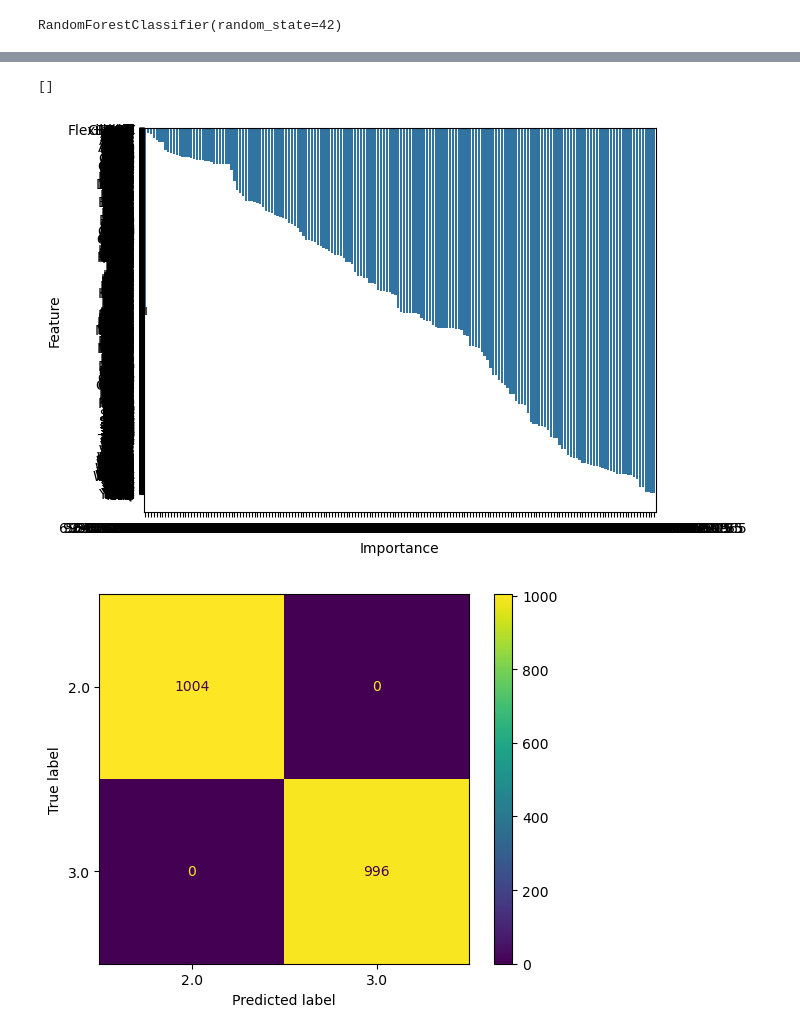
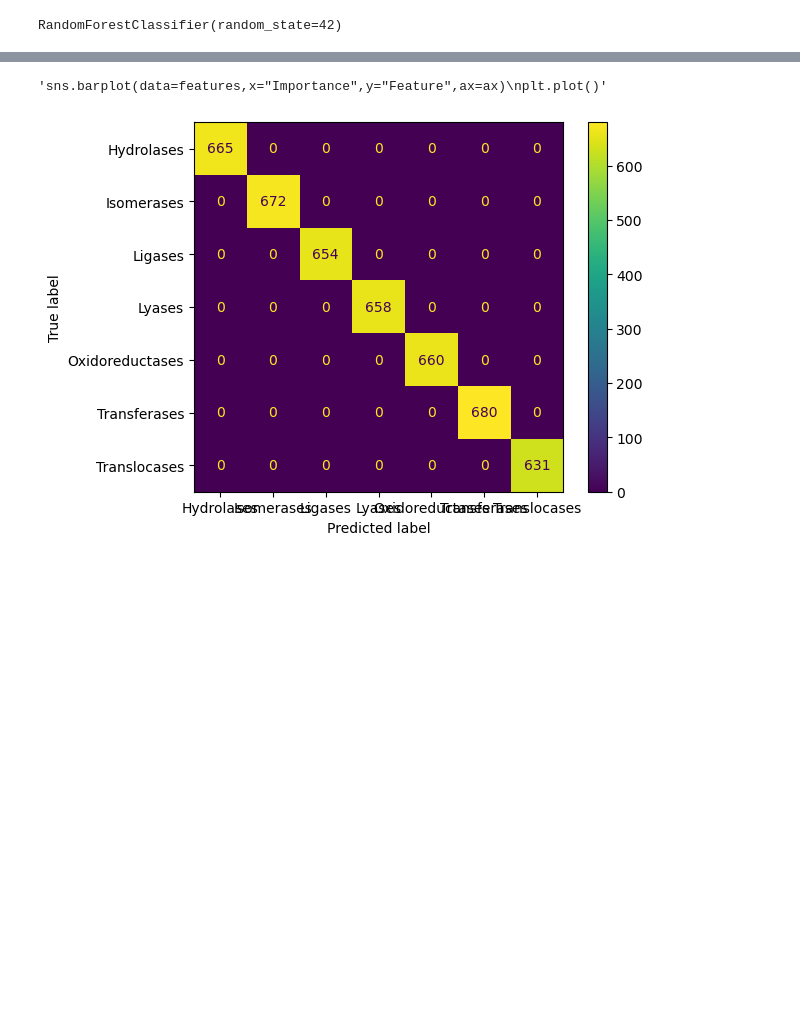
Before and after one commit to johnbruvold/protein-prediction, a Jupyter notebook: notebooks/Models.ipynb, the cells around one changed output, grey strips where cells are left out. Saved outputs shown, nothing was run; the diff lists cells and outputs as text; code cells hidden in the pictures; blank space fills up the shorter version.

```diff
--- a/notebooks/Models.ipynb
+++ b/notebooks/Models.ipynb
@@ -25,8 +1,36 @@ test_array = samples_array[samples_array_indices[6000:],:]
+# %%
+from src.featurize import featurize
+import pandas as pd
+from pathlib import Path
+import numpy as np
+import os
+
+
+enzyme_classes_sample = {
+    "Oxidoreductases": "1.-.-.-",
+    "Transferases": "2.-.-.-",
+    "Hydrolases": "3.-.-.-",
+    "Lyases": "4.-.-.-",
+    "Isomerases": "5.-.-.-",
+    "Ligases": "6.-.-.-",
+    "Translocases": "7.-.-.-"
+}
+proj_path = Path.cwd().parent
+
+csv_files = os.listdir(proj_path / "data" / "RawSequences" )
+csv_files = [file for file in csv_files if ".csv" in file]
+all_samples = False
+for ec in enzyme_classes_sample.keys():
+    curr_sample = pd.read_csv(proj_path / "data" / "CleanedSequences" / f"{ec}Cleaned.csv").sample(2000,random_state=42) #Sample 2000 of the sequences
+    curr_sample = featurize(curr_sample)
+    curr_sample = np.append(curr_sample,np.array([[ec]*2000]).T,axis=1)
+    if type(all_samples) != np.ndarray:
+        all_samples = curr_sample
+    else:
+        all_samples = np.append(all_samples,curr_sample,axis=0)
 # %%
 from sklearn.svm import SVC
-from sklearn.pipeline import make_pipeline,Pipeline
-from sklearn.model_selection import GridSearchCV
+from sklearn.model_selection import train_test_split
 
-
+X_train, X_test, y_train, y_test = train_test_split(all_samples[:,:-1], all_samples[:,-1], test_size=0.33, random_state=42)
 SVC_model = SVC(kernel="rbf",tol=0.01,random_state=42)
-SVC_model.fit(train_array[:,:-1],train_array[:,-1])
@@ -34,0 +37,2 @@ SVC(tol=0.01)
+# %%
+SVC_model.fit(X_train,y_train)
@@ -36,7 +42,7 @@ SVC(tol=0.01)
 from sklearn.ensemble import RandomForestClassifier
 
 RFC_model = RandomForestClassifier(random_state=42)
-RFC_model.fit(train_array[:,:-1],train_array[:,-1])
+RFC_model.fit(X_train,y_train)
 # %% [output]
 RandomForestClassifier(random_state=42)
 # %%
@@ -83,13 +90,11 @@ features.sort_values("Importance",ascending=False).head(20)
 # %%
 from sklearn.metrics import ConfusionMatrixDisplay
 import seaborn as sns
 import matplotlib.pyplot as plt
-X_test, y_test = test_array[:,:-1],test_array[:,-1]
 """ax = plt.figure(1).add_axes([0.1,0.1,0.8,0.8])"""
 ConfusionMatrixDisplay.from_estimator(RFC_model, X_test, y_test)
 """sns.barplot(data=features,x="Importance",y="Feature",ax=ax)
 plt.plot()"""
 # %% [output]
-[]
+'sns.barplot(data=features,x="Importance",y="Feature",ax=ax)\nplt.plot()'
-[figure, old version]
+[figure, new version]
-[figure, removed]
```
Also changed, not shown: parts of 6 cells of this notebook, 4 other files.
